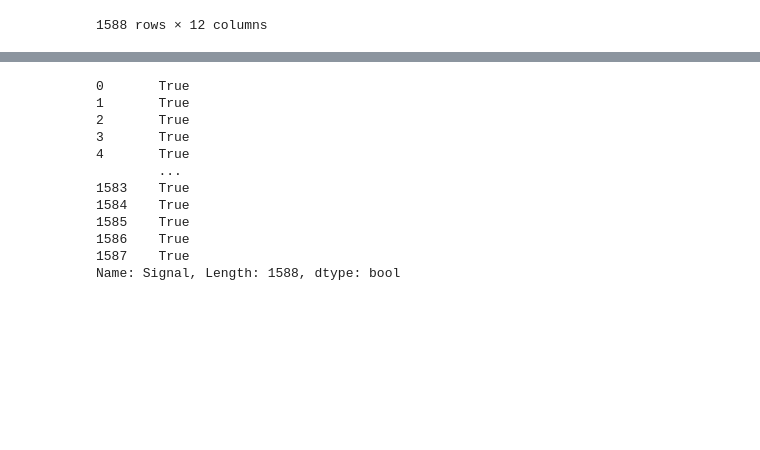
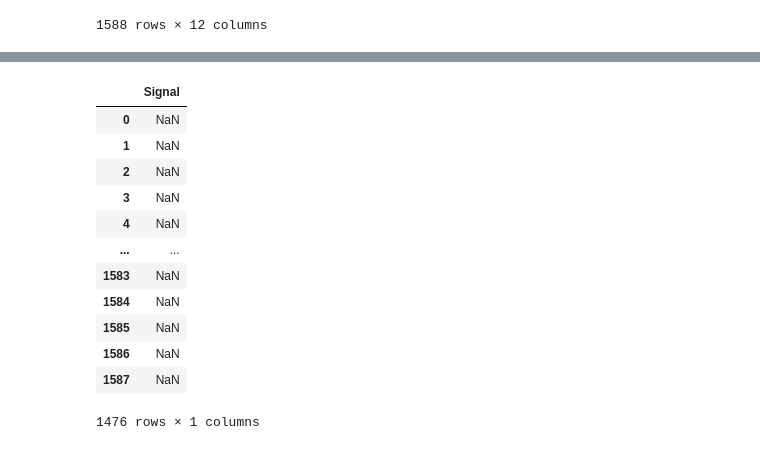
Before and after one commit to algo21-221040116/Assignment_1, a Jupyter notebook: Strategy_as1.ipynb, the cells around one changed output, grey strips where cells are left out. Cells and saved outputs as stored; diff of their text form; code cells hidden in the pictures; blank space fills up the shorter version.

```diff
--- a/Strategy_as1.ipynb
+++ b/Strategy_as1.ipynb
@@ -147,17 +165,25 @@ Signal_calculation(df_300) # NaN是一个numpy.float64的非空对象
+# %%
+'''check信号处理完后 check 列Signal中 信号为 NaN 所在的位置 发现有1476个NaN 总共有1588个数据 产生了 1588 - 1476 = 112个信号'''
+# 输出 Signal列 的所有 NaN
+# 为什么加转置？ 得到的每一行求any()计算的结果，输出为行的Series
+df_300[df_300[['Signal']].isnull().T.any()][['Signal']]
+# %% [output]
+|  | Signal |
+| 0 | NaN |
+| 1 | NaN |
+| 2 | NaN |
+| 3 | NaN |
+| 4 | NaN |
+| ... | ... |
+| 1583 | NaN |
+| 1584 | NaN |
+| 1585 | NaN |
+| 1586 | NaN |
+| 1587 | NaN |
+1476 rows × 1 columns
 # %%
-# nan就是not a number
-# NULL 值表示不存在的东西，是空的
-np.isnan(df_300['Signal']) # 遍历df_300 Signal Column, 如果碰到NaN就会返回True bool
+# NaN -> not a number
+# NULL-> 不存在的东西，是空的
+# a = np.isnan(df_300['Signal']) # Series 返回Boolean
+df_300
+df_300.to_csv('test300', index=False)
-# %% [output]
-0       True
-1       True
-2       True
-3       True
-4       True
-        ...
-1583    True
-1584    True
-1585    True
-1586    True
-1587    True
-Name: Signal, Length: 1588, dtype: bool
```
Also changed, not shown: parts of 5 cells of this notebook.
